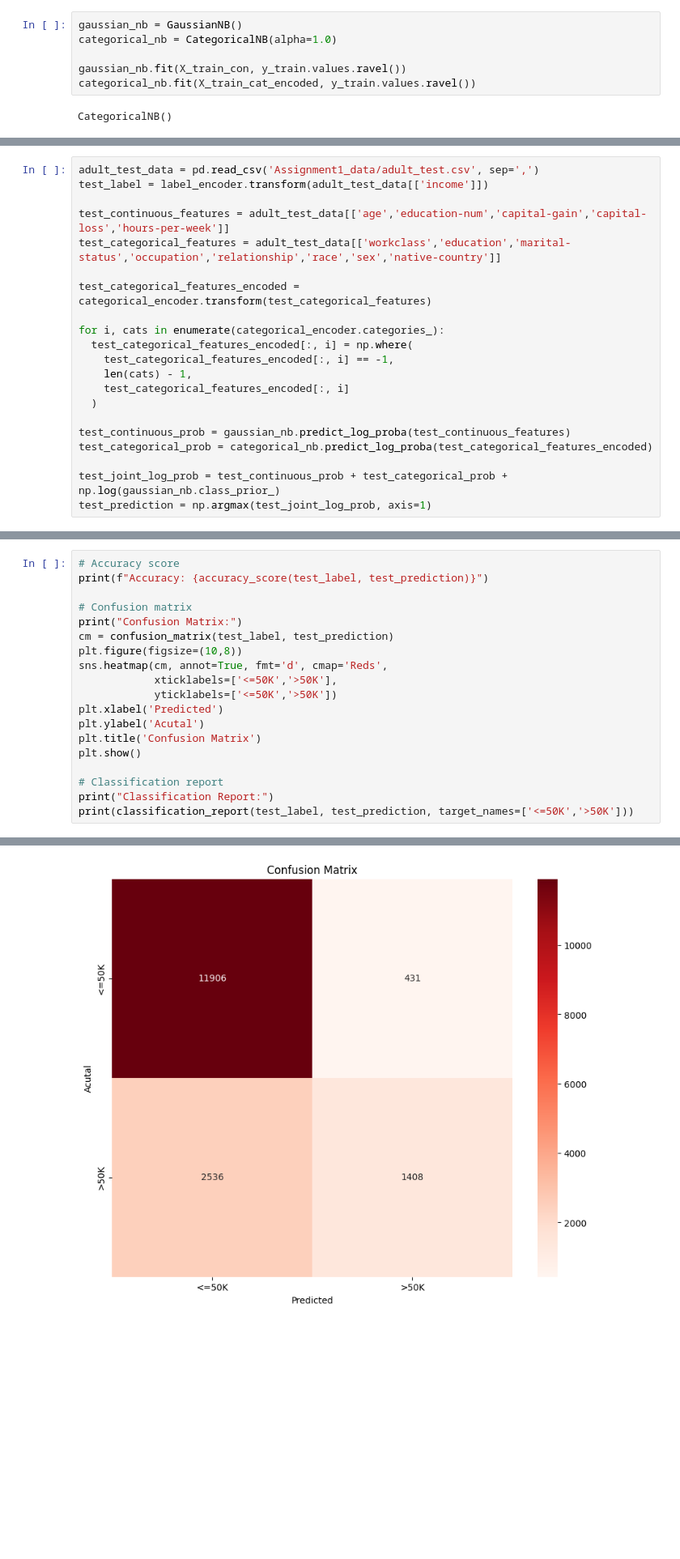
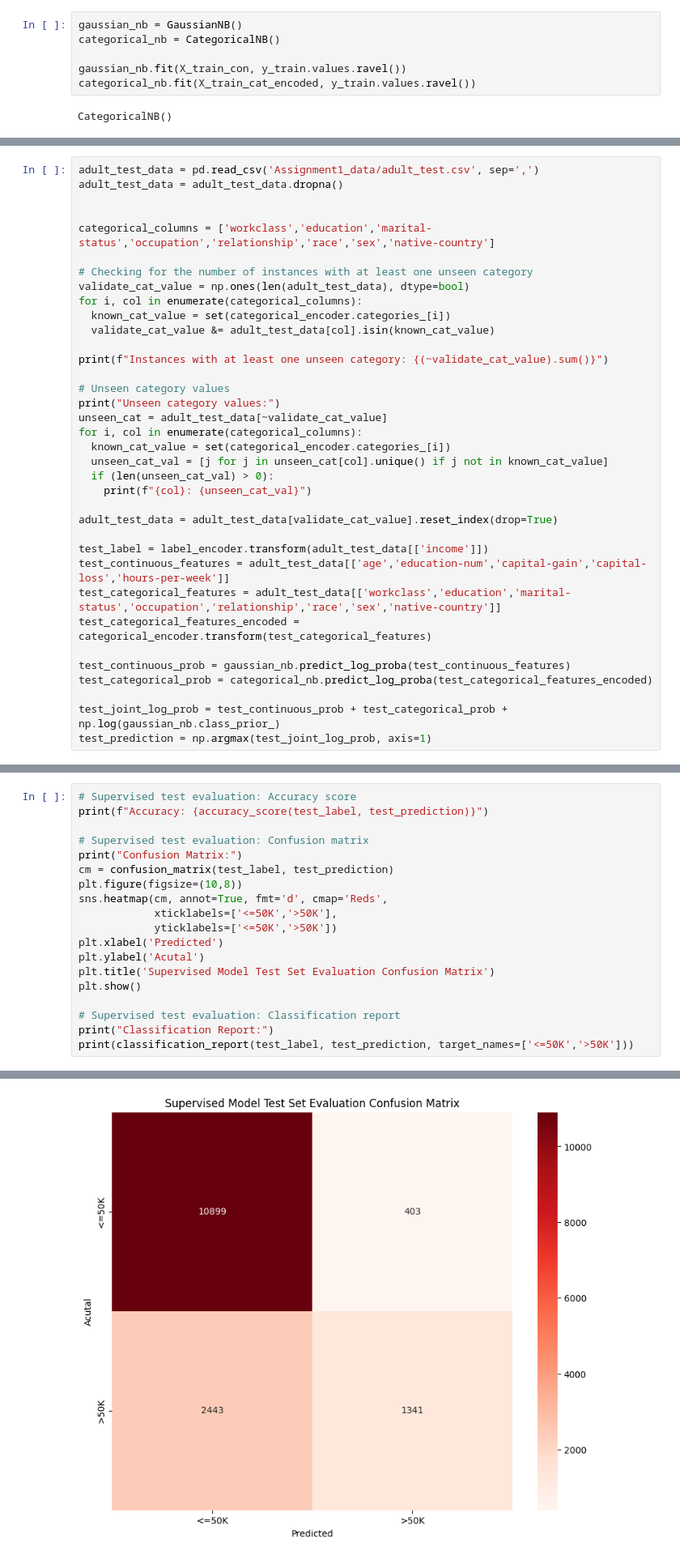
Before and after one commit to narolinelim/naive-bayes-income-classification, a Jupyter notebook: COMP30027_2026_asst1_template.ipynb, the cells around one changed output, grey strips where cells are left out. Shown at 81% size. Cells and saved outputs as stored; diff of their text form; blank space fills up the shorter version.

```diff
--- a/COMP30027_2026_asst1_template.ipynb
+++ b/COMP30027_2026_asst1_template.ipynb
@@ -45,7 +51,7 @@ y_train_encoded = label_encoder.fit_transform(y_train)
 ### Model training
 # %%
 gaussian_nb = GaussianNB()
-categorical_nb = CategoricalNB(alpha=1.0)
+categorical_nb = CategoricalNB()
 
 gaussian_nb.fit(X_train_con, y_train.values.ravel())
 categorical_nb.fit(X_train_cat_encoded, y_train.values.ravel())
@@ -121,19 +127,34 @@ native-country            Taiwan 3.383151
 ### Test prediction
 # %%
 adult_test_data = pd.read_csv('Assignment1_data/adult_test.csv', sep=',')
+adult_test_data = adult_test_data.dropna()
+
+
+categorical_columns = ['workclass','education','marital-status','occupation','relationship','race','sex','native-country']
+
+# Checking for the number of instances with at least one unseen category
+validate_cat_value = np.ones(len(adult_test_data), dtype=bool)
+for i, col in enumerate(categorical_columns):
+  known_cat_value = set(categorical_encoder.categories_[i])
+  validate_cat_value &= adult_test_data[col].isin(known_cat_value)
+
+print(f"Instances with at least one unseen category: {(~validate_cat_value).sum()}")
+
+# Unseen category values
+print("Unseen category values:")
+unseen_cat = adult_test_data[~validate_cat_value]
+for i, col in enumerate(categorical_columns):
+  known_cat_value = set(categorical_encoder.categories_[i])
+  unseen_cat_val = [j for j in unseen_cat[col].unique() if j not in known_cat_value]
+  if (len(unseen_cat_val) > 0):
+    print(f"{col}: {unseen_cat_val}")
+
+adult_test_data = adult_test_data[validate_cat_value].reset_index(drop=True)
+
 test_label = label_encoder.transform(adult_test_data[['income']])
-
 test_continuous_features = adult_test_data[['age','education-num','capital-gain','capital-loss','hours-per-week']]
 test_categorical_features = adult_test_data[['workclass','education','marital-status','occupation','relationship','race','sex','native-country']]
-
 test_categorical_features_encoded = categorical_encoder.transform(test_categorical_features)
-
-for i, cats in enumerate(categorical_encoder.categories_):
-  test_categorical_features_encoded[:, i] = np.where(
-    test_categorical_features_encoded[:, i] == -1,
-    len(cats) - 1,
-    test_categorical_features_encoded[:, i]
-  )
 
 test_continuous_prob = gaussian_nb.predict_log_proba(test_continuous_features)
 test_categorical_prob = categorical_nb.predict_log_proba(test_categorical_features_encoded)
@@ -143,10 +168,10 @@ test_prediction = np.argmax(test_joint_log_prob, axis=1)
 # %% [markdown]
 ### Classification Report
 # %%
-# Accuracy score
+# Supervised test evaluation: Accuracy score
 print(f"Accuracy: {accuracy_score(test_label, test_prediction)}")
 
-# Confusion matrix
+# Supervised test evaluation: Confusion matrix
 print("Confusion Matrix:")
 cm = confusion_matrix(test_label, test_prediction)
 plt.figure(figsize=(10,8))
@@ -155,10 +180,10 @@ sns.heatmap(cm, annot=True, fmt='d', cmap='Reds',
             yticklabels=['<=50K','>50K'])
 plt.xlabel('Predicted')
 plt.ylabel('Acutal')
-plt.title('Confusion Matrix')
+plt.title('Supervised Model Test Set Evaluation Confusion Matrix')
 plt.show()
 
-# Classification report
+# Supervised test evaluation: Classification report
 print("Classification Report:")
 print(classification_report(test_label, test_prediction, target_names=['<=50K','>50K']))
 # %% [output]
@@ -166,5 +191,5 @@ Accuracy: 0.8177630366685094
 Confusion Matrix:
-[figure, old version]
+[figure, new version]
 Classification Report:
               precision    recall  f1-score   support
 
```
Also changed, not shown: parts of 17 cells of this notebook, 8 other files.
